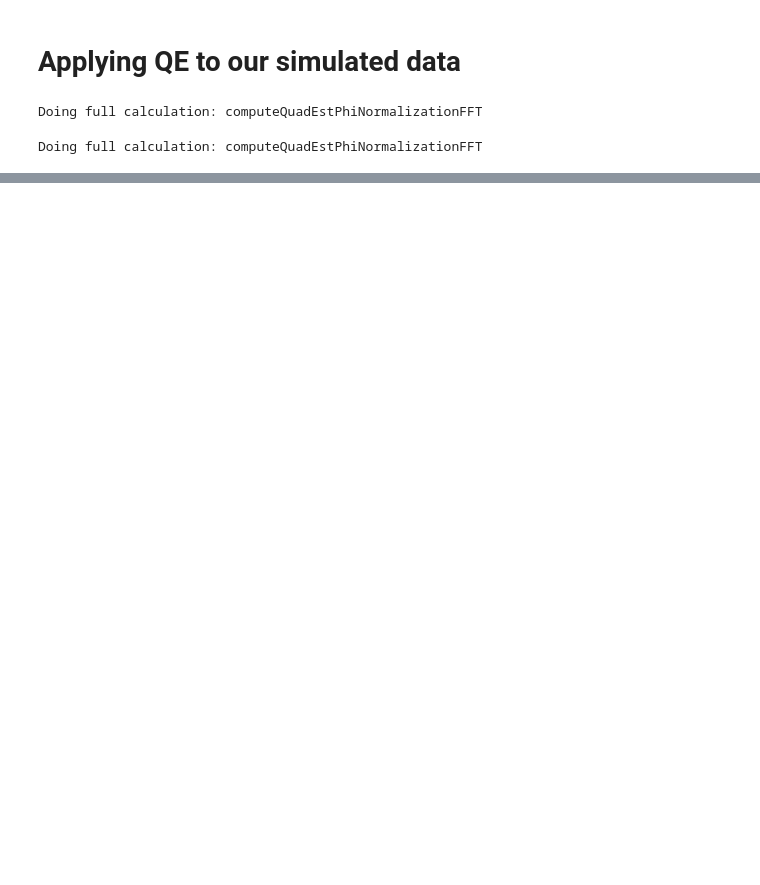
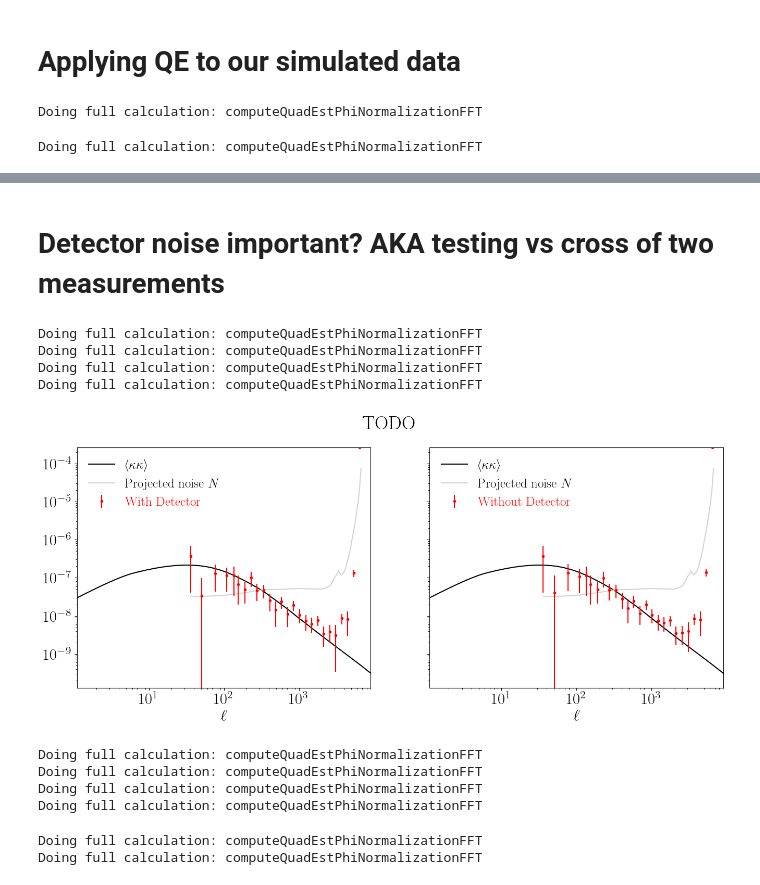
Before and after one commit to EmmanuelSchaan/LensQuEst, a Jupyter notebook: dev/scratch.ipynb, the cells around one changed output, grey strips where cells are left out. Drawn from its saved outputs; the diff is of its cells as text; code cells hidden in the pictures; blank space fills up the shorter version.

```diff
--- a/dev/scratch.ipynb
+++ b/dev/scratch.ipynb
@@ -244,0 +245,2 @@ plt.savefig('figures/Cl_compare.png', bbox_inches='tight')
+# %% [markdown]
+# Detector noise important? AKA testing vs cross of two measurements
@@ -244,0 +270,4 @@ plt.savefig('figures/Cl_compare.png', bbox_inches='tight')
+# %%
+maps, mapsFourier = genTestMap(cmb.funlensedTT,
+                               lCl=p2d_cmblens.fPinterp,
+                               dCl=cmb.fdetectorNoise)
@@ -244,0 +293,60 @@ plt.savefig('figures/Cl_compare.png', bbox_inches='tight')
+# %%
+keys = ['With Detector', 'Without Detector']
+mapsFourier['With Detector'] = mapsFourier['total'][0]
+mapsFourier['Without Detector'] = mapsFourier['lensed']
+
+Cls = {key: applyQE(mapsFourier[key], baseMap) for key in keys}
+# %% [output]
+Doing full calculation: computeQuadEstPhiNormalizationFFT
+Doing full calculation: computeQuadEstPhiNormalizationFFT
+Doing full calculation: computeQuadEstPhiNormalizationFFT
+Doing full calculation: computeQuadEstPhiNormalizationFFT
+# %%
+fig, axs = plt.subplots(ncols=2, figsize=(16,6), sharey=True)
+idxs = dict(zip(keys, [0,1]))
+
+ell = baseMap.l.flatten()
+factor = 1. # lCen**2
+
+theory=[p2d_cmblens.fPinterp, fNqCmb_fft]
+theory_l=[r'$\big<\kappa\kappa\big>$', r'Projected noise $N$']
+theory_s=['black', 'lightgrey']
+for f,l,sty in zip(theory, theory_l, theory_s):
+    L = np.logspace(np.log10(1.), np.log10(np.max(ell)), 201, 10.)
+    ClExpected = np.array(list(map(f, L)))
+    for ax in axs:
+        ax.plot(L, factor*ClExpected, sty, label=l)
+
+bnds = {'x':[],'y':[]}
+
+for key in Cls:
+    lCen, Cl, sCl = Cls[key]
+
+    Ipos = np.where(Cl>=0.)
+    Ineg = np.where(Cl<0.)
+
+    fctr = factor
+    ax = axs[idxs[key]]
+
+    ax.errorbar(lCen[Ipos], factor*Cl[Ipos], yerr=factor*sCl[Ipos],c='red',fmt='.', label=key)
+
+    ax.set_xscale('log')
+    ax.set_yscale('log')
+    ax.set_xlabel(r'$\ell$')
+
+
+    bnds['x'] += [np.min(lCen), np.max(lCen)]
+    bnds['y'] += [factor*np.min(Cl), factor*np.max(Cl)]
+
+fig.suptitle(r'TODO')
+
+for ax in axs:
+    ax.set_xlim(np.min(bnds['x']), np.max(bnds['x']))
+    ax.set_ylim(np.min(bnds['y']), np.max(bnds['y']))
+
+
+
+    l=ax.legend(frameon=False, loc='upper left')
+    l.get_texts()[-1].set_color('red')
+# %% [output]
+[figure, added]
@@ -244,0 +358,12 @@ plt.savefig('figures/Cl_compare.png', bbox_inches='tight')
+# %%
+Cls = {'measurement %d'%(i): applyQE(mapsFourier['total'][i], baseMap) for i in range(2)}
+# %% [output]
+Doing full calculation: computeQuadEstPhiNormalizationFFT
+Doing full calculation: computeQuadEstPhiNormalizationFFT
+Doing full calculation: computeQuadEstPhiNormalizationFFT
+Doing full calculation: computeQuadEstPhiNormalizationFFT
+# %%
+Cls['cross'] = crossEst(mapsFourier['total'][0],mapsFourier['total'][1], baseMap)
+# %% [output]
+Doing full calculation: computeQuadEstPhiNormalizationFFT
+Doing full calculation: computeQuadEstPhiNormalizationFFT
```
Also changed, not shown: parts of 9 cells of this notebook, 1 other file.
